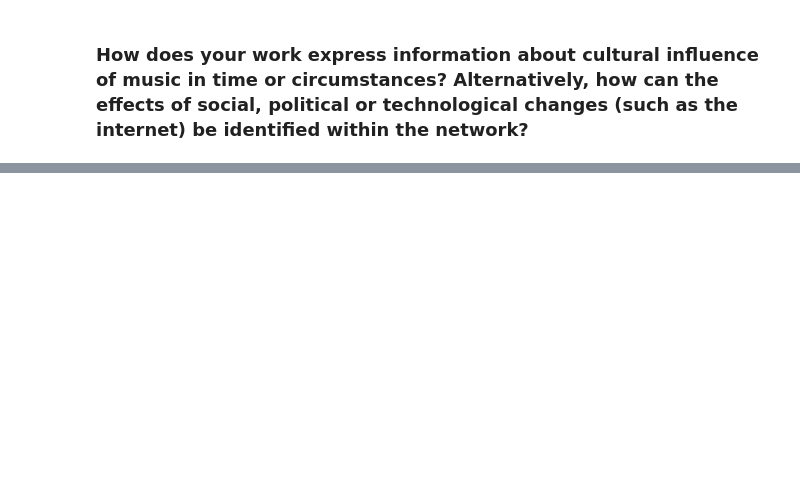
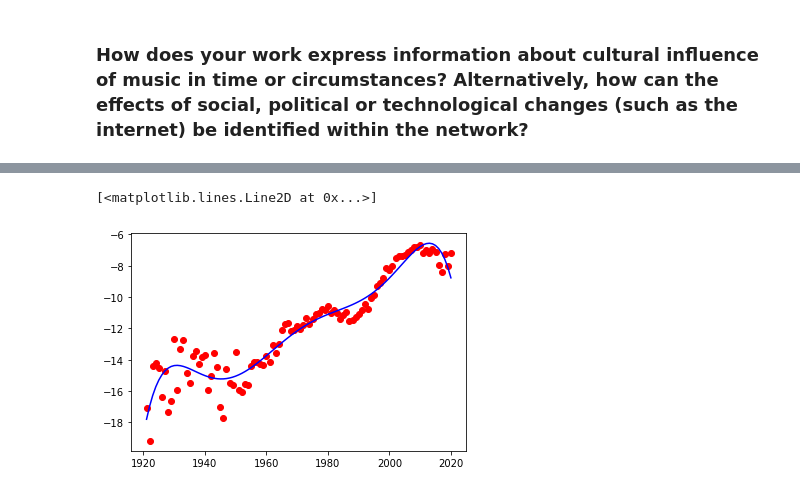
Before and after one commit to Wichaelian/ICM-2021, a Jupyter notebook: 2021_ICM_Problem_D_Data/Bullet 7.ipynb, the cells around one changed output, grey strips where cells are left out. Drawn from its saved outputs; the diff is of its cells as text; code cells hidden in the pictures; blank space fills up the shorter version.

```diff
--- a/2021_ICM_Problem_D_Data/Bullet 7.ipynb
+++ b/2021_ICM_Problem_D_Data/Bullet 7.ipynb
@@ -148,3 +148,12 @@ while i < len(influence):
     if influence['follower_name'][i] not in genreListF:
         genreListF.append(influence['follower_name'][i])
     i += 1
+# %%
+#Digital signal processing invented in 1990s, allowing music to be compressed and louder
+year = years['year']
+attribute = years['loudness']
+plt.plot(year, attribute, 'ro')
+plt.plot(np.unique(year), np.poly1d(np.polyfit(year, attribute, 9))(np.unique(year)), '-b')
+# %% [output]
+[<matplotlib.lines.Line2D at 0x...>]
+[figure, added]
```
Also changed, not shown: parts of 1 cell of this notebook.
